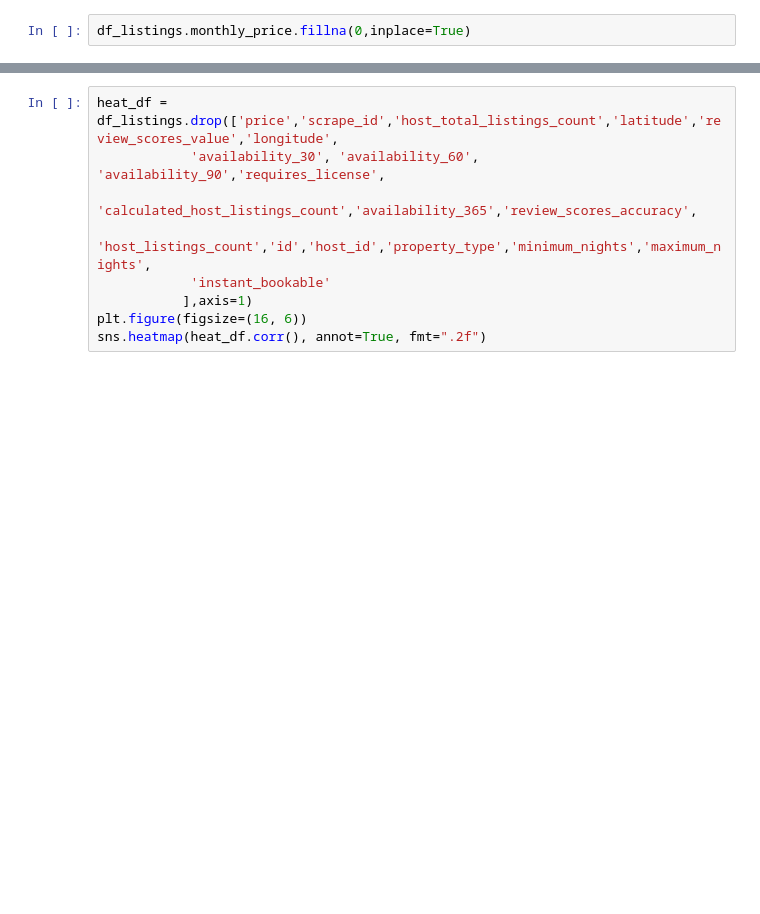
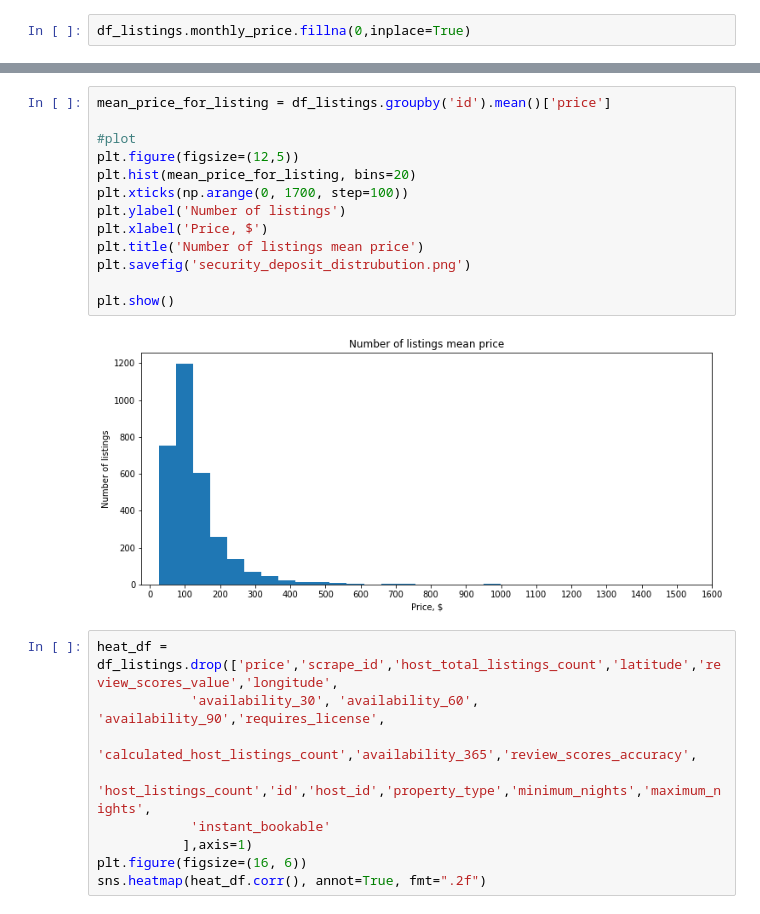
Before and after one commit to claudemirLima/seattle_AirBNB_Data, a Jupyter notebook: seattle_AirBNB.ipynb, the cells around one changed output, grey strips where cells are left out. Drawn from its saved outputs; the diff is of its cells as text; blank space fills up the shorter version.

```diff
--- a/seattle_AirBNB.ipynb
+++ b/seattle_AirBNB.ipynb
@@ -337,3 +334,18 @@ df_listings = pd.merge(df_listings,df_listings_mean)
+# %%
+mean_price_for_listing = df_listings.groupby('id').mean()['price']
+
+#plot
+plt.figure(figsize=(12,5))
+plt.hist(mean_price_for_listing, bins=20)
+plt.xticks(np.arange(0, 1700, step=100))
+plt.ylabel('Number of listings')
+plt.xlabel('Price, $')
+plt.title('Number of listings mean price')
+plt.savefig('security_deposit_distrubution.png')
+
+plt.show()
+# %% [output]
+[figure, added]
 # %%
 heat_df = df_listings.drop(['price','scrape_id','host_total_listings_count','latitude','review_scores_value','longitude',
             'availability_30', 'availability_60', 'availability_90','requires_license',
```
Also changed, not shown: parts of 34 cells of this notebook, 2 other files.
